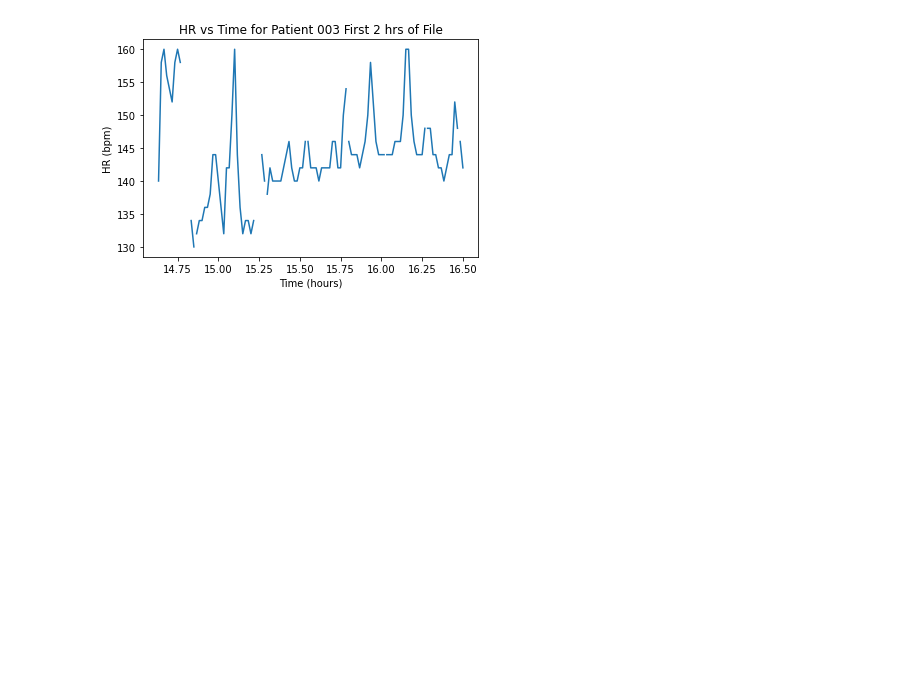
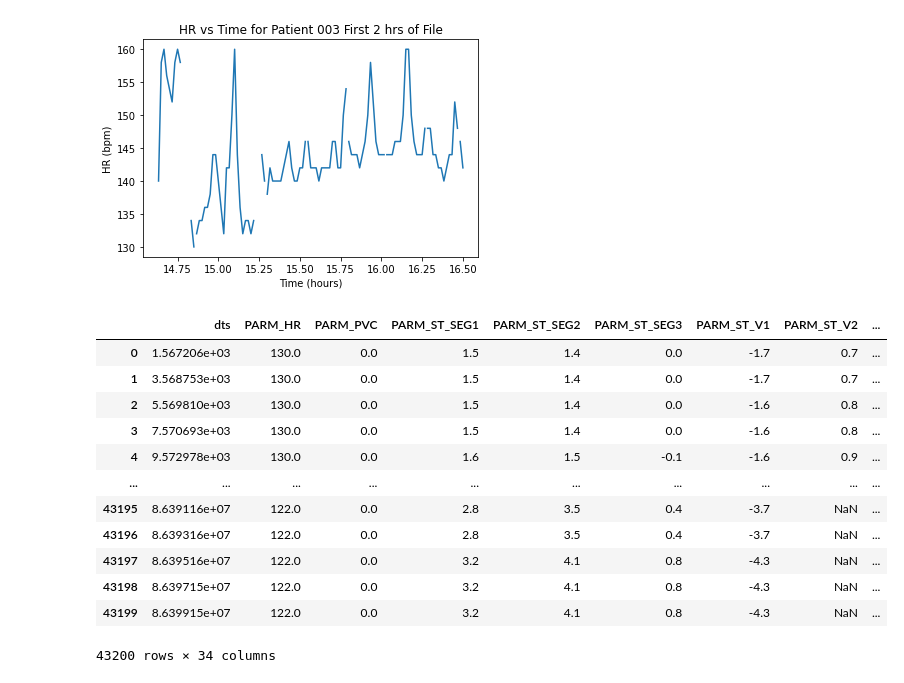
Before and after one commit to fyng/PedAccel, a Jupyter notebook: JHU SAFE/sandbox.ipynb, the cells around one changed output. Cells and saved outputs as stored; diff of their text form; code cells hidden in the pictures; blank space fills up the shorter version.

```diff
--- a/JHU SAFE/sandbox.ipynb
+++ b/JHU SAFE/sandbox.ipynb
@@ -285,3 +285,20 @@ plt.ylabel("HR (bpm)")
 # %% [output]
 Text(0, 0.5, 'HR (bpm)')
 [figure]
+# %%
+df_ge = pd.read_feather(r"S:\Fackler_OSS_364376\data\IRB-364376-v1-230215\ptsd-phi\vitals-sb\917\1000002917-2021-11-23-1-GEVITAL.feather", columns=None, use_threads=True, storage_options=None)
+df_ge
+# %% [output]
+|  | dts | PARM_HR | PARM_PVC | PARM_ST_SEG1 | PARM_ST_SEG2 | PARM_ST_SEG3 | PARM_ST_V1 | PARM_ST_V2 | ... |
+| 0 | 1.567206e+03 | 130.0 | 0.0 | 1.5 | 1.4 | 0.0 | -1.7 | 0.7 | ... |
+| 1 | 3.568753e+03 | 130.0 | 0.0 | 1.5 | 1.4 | 0.0 | -1.7 | 0.7 | ... |
+| 2 | 5.569810e+03 | 130.0 | 0.0 | 1.5 | 1.4 | 0.0 | -1.6 | 0.8 | ... |
+| 3 | 7.570693e+03 | 130.0 | 0.0 | 1.5 | 1.4 | 0.0 | -1.6 | 0.8 | ... |
+| 4 | 9.572978e+03 | 130.0 | 0.0 | 1.6 | 1.5 | -0.1 | -1.6 | 0.9 | ... |
+| ... | ... | ... | ... | ... | ... | ... | ... | ... | ... |
+| 43195 | 8.639116e+07 | 122.0 | 0.0 | 2.8 | 3.5 | 0.4 | -3.7 | NaN | ... |
+| 43196 | 8.639316e+07 | 122.0 | 0.0 | 2.8 | 3.5 | 0.4 | -3.7 | NaN | ... |
+| 43197 | 8.639516e+07 | 122.0 | 0.0 | 3.2 | 4.1 | 0.8 | -4.3 | NaN | ... |
+| 43198 | 8.639715e+07 | 122.0 | 0.0 | 3.2 | 4.1 | 0.8 | -4.3 | NaN | ... |
+| 43199 | 8.639915e+07 | 122.0 | 0.0 | 3.2 | 4.1 | 0.8 | -4.3 | NaN | ... |
+43200 rows × 34 columns
```
Also changed, not shown: parts of 4 cells of this notebook, 1 other file.
